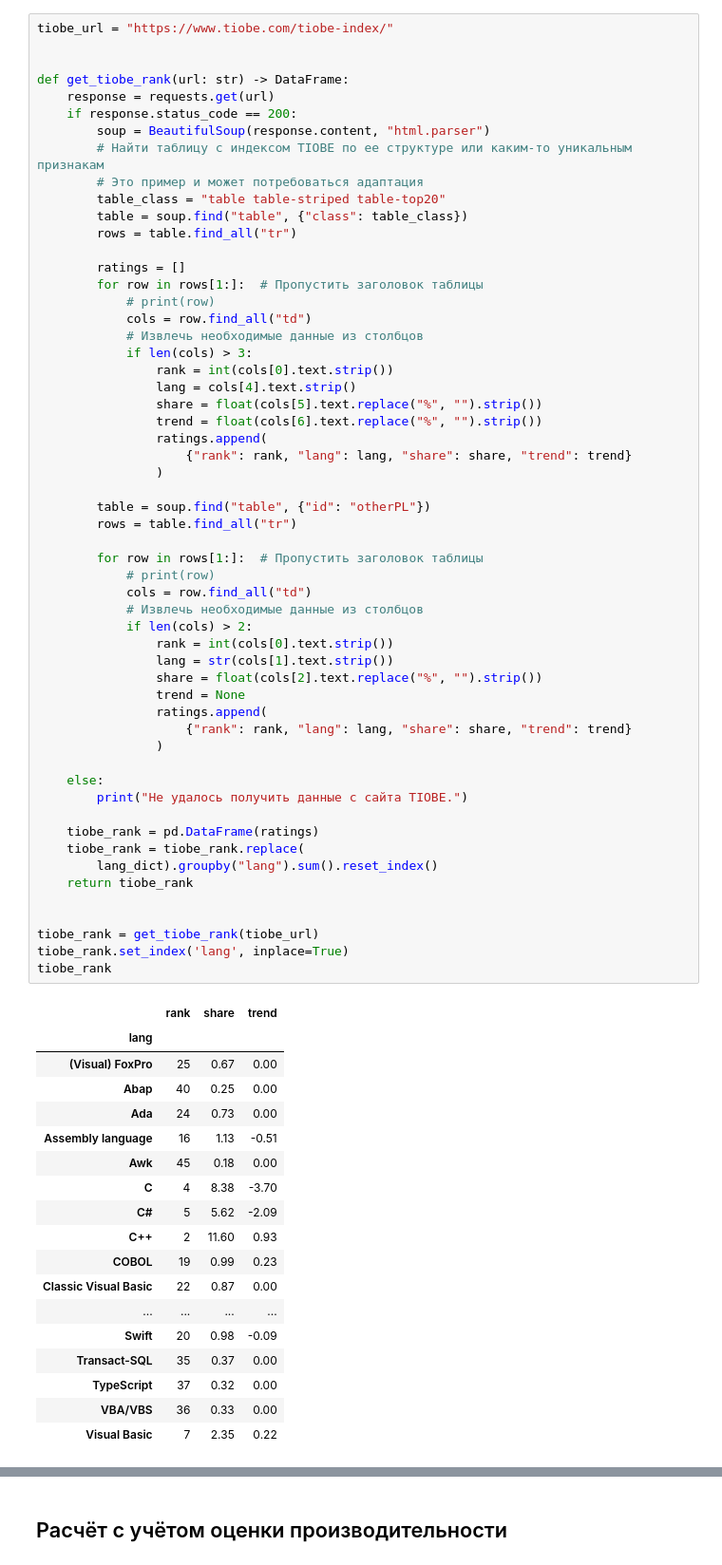
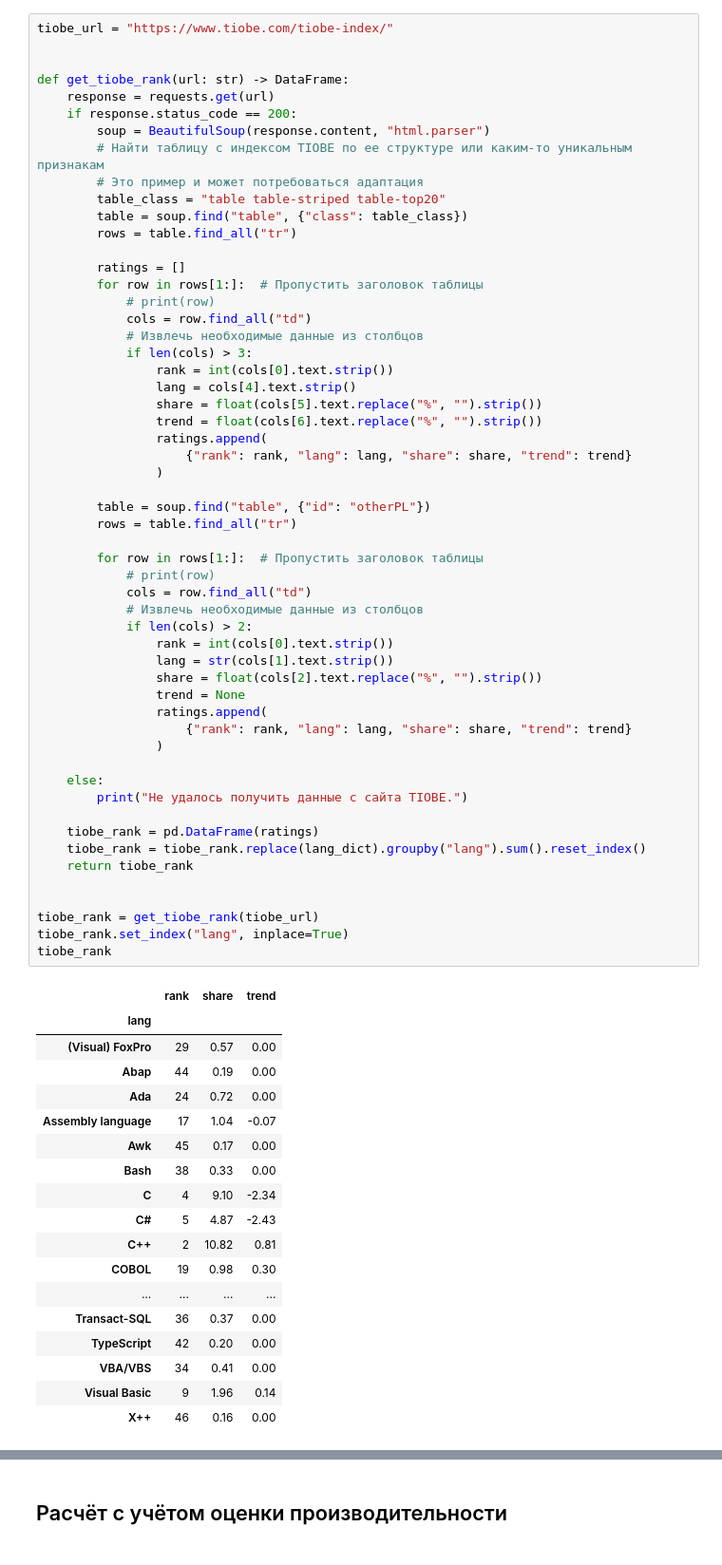
Before and after one commit to HexQuant/lang_rank, a Jupyter notebook: lang_rank.ipynb, the cells around one changed output, grey strips where cells are left out. Shown at 95% size. Drawn from its saved outputs; the diff is of its cells as text.

```diff
--- a/lang_rank.ipynb
+++ b/lang_rank.ipynb
@@ -91,52 +93,51 @@ def get_tiobe_rank(url: str) -> DataFrame:
                 )
 
         table = soup.find("table", {"id": "otherPL"})
         rows = table.find_all("tr")
 
         for row in rows[1:]:  # Пропустить заголовок таблицы
             # print(row)
             cols = row.find_all("td")
             # Извлечь необходимые данные из столбцов
             if len(cols) > 2:
                 rank = int(cols[0].text.strip())
                 lang = str(cols[1].text.strip())
                 share = float(cols[2].text.replace("%", "").strip())
                 trend = None
                 ratings.append(
                     {"rank": rank, "lang": lang, "share": share, "trend": trend}
                 )
 
     else:
         print("Не удалось получить данные с сайта TIOBE.")
 
     tiobe_rank = pd.DataFrame(ratings)
-    tiobe_rank = tiobe_rank.replace(
-        lang_dict).groupby("lang").sum().reset_index()
+    tiobe_rank = tiobe_rank.replace(lang_dict).groupby("lang").sum().reset_index()
     return tiobe_rank
 
 
 tiobe_rank = get_tiobe_rank(tiobe_url)
-tiobe_rank.set_index('lang', inplace=True)
+tiobe_rank.set_index("lang", inplace=True)
 tiobe_rank
 # %% [output]
 |  | rank | share | trend |
 | lang |  |  |  |
-| (Visual) FoxPro | 25 | 0.67 | 0.00 |
-| Abap | 40 | 0.25 | 0.00 |
-| Ada | 24 | 0.73 | 0.00 |
-| Assembly language | 16 | 1.13 | -0.51 |
-| Awk | 45 | 0.18 | 0.00 |
-| C | 4 | 8.38 | -3.70 |
-| C# | 5 | 5.62 | -2.09 |
-| C++ | 2 | 11.60 | 0.93 |
-| COBOL | 19 | 0.99 | 0.23 |
-| Classic Visual Basic | 22 | 0.87 | 0.00 |
+| (Visual) FoxPro | 29 | 0.57 | 0.00 |
+| Abap | 44 | 0.19 | 0.00 |
+| Ada | 24 | 0.72 | 0.00 |
+| Assembly language | 17 | 1.04 | -0.07 |
+| Awk | 45 | 0.17 | 0.00 |
+| Bash | 38 | 0.33 | 0.00 |
+| C | 4 | 9.10 | -2.34 |
+| C# | 5 | 4.87 | -2.43 |
+| C++ | 2 | 10.82 | 0.81 |
+| COBOL | 19 | 0.98 | 0.30 |
 | ... | ... | ... | ... |
-| Swift | 20 | 0.98 | -0.09 |
-| Transact-SQL | 35 | 0.37 | 0.00 |
-| TypeScript | 37 | 0.32 | 0.00 |
-| VBA/VBS | 36 | 0.33 | 0.00 |
-| Visual Basic | 7 | 2.35 | 0.22 |
+| Transact-SQL | 36 | 0.37 | 0.00 |
+| TypeScript | 42 | 0.20 | 0.00 |
+| VBA/VBS | 34 | 0.41 | 0.00 |
+| Visual Basic | 9 | 1.96 | 0.14 |
+| X++ | 46 | 0.16 | 0.00 |
 # %%
 def get_pypl_rank(url: str) -> DataFrame:
     # URL индекса популярности PYPL
```
Also changed, not shown: parts of 16 cells of this notebook, 3 other files.
